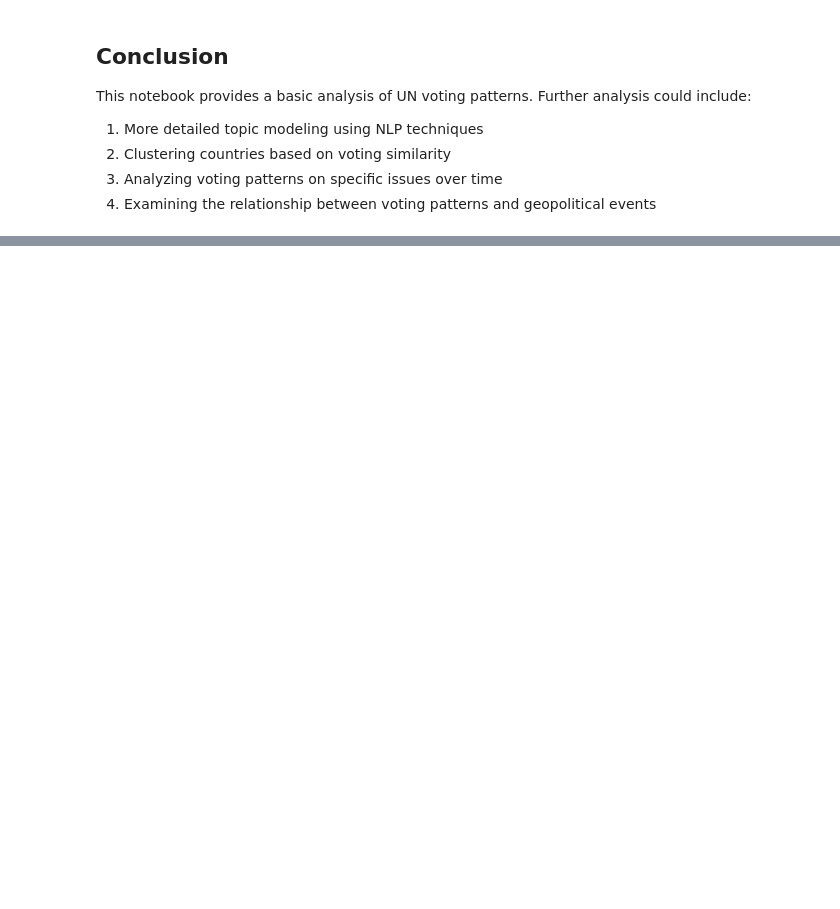
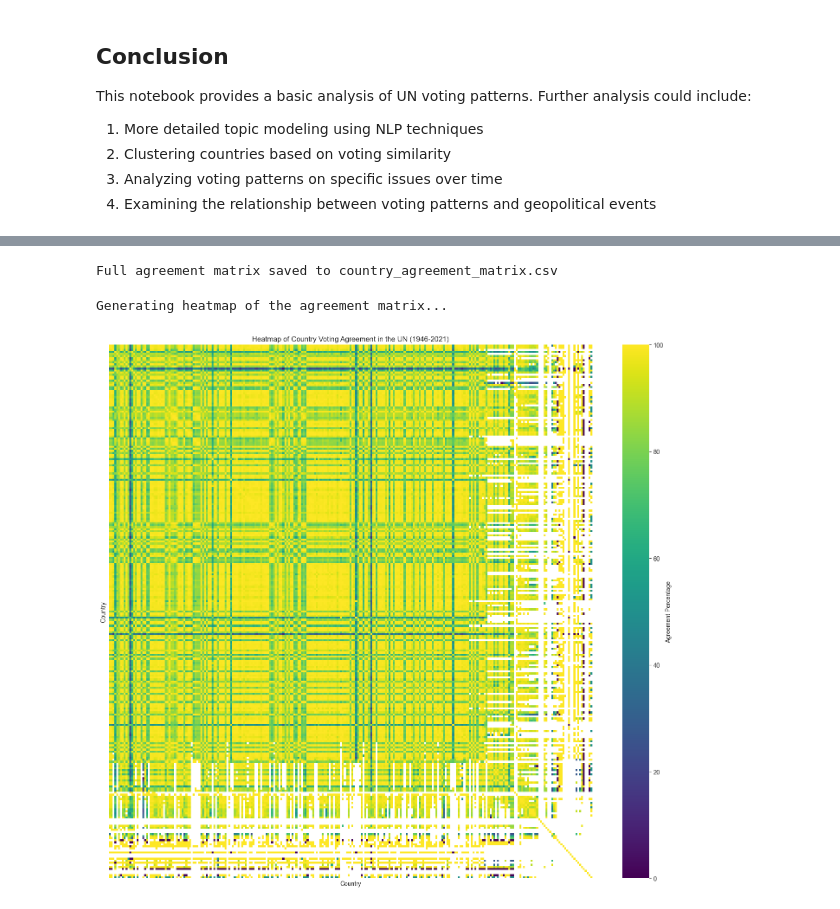
Before and after one commit to Amit2yzx/Un-data-dashboard, a Jupyter notebook: un_data_analysis.ipynb, the cells around one changed output, grey strips where cells are left out. Cells and saved outputs as stored; diff of their text form; code cells hidden in the pictures; blank space fills up the shorter version.

```diff
--- a/un_data_analysis.ipynb
+++ b/un_data_analysis.ipynb
@@ -170,0 +1313,45 @@ This notebook provides a basic analysis of UN voting patterns. Further analysis
+# %%
+
+# --- Save the full agreement matrix to a CSV file ---
+if 'agreement_matrix' in locals() and not agreement_matrix.empty:
+    file_path = 'country_agreement_matrix.csv'
+    agreement_matrix.to_csv(file_path)
+    print(f"\nFull agreement matrix saved to {file_path}")
+else:
+    print("\nWarning: Agreement matrix not found. Cannot save to file.")
+# %% [output]
+Full agreement matrix saved to country_agreement_matrix.csv
+# %%
+import seaborn as sns
+import matplotlib.pyplot as plt
+
+# --- Visualize the full agreement matrix as a Heatmap ---
+if 'agreement_matrix' in locals() and not agreement_matrix.empty:
+
+    print("\nGenerating heatmap of the agreement matrix...")
+
+    plt.figure(figsize=(18, 16)) # Adjust figure size as needed
+
+    # Use seaborn heatmap. Set annot=False for readability with many countries.
+    # cmap='viridis' or 'plasma' or 'coolwarm' are good color maps for agreement/distance.
+    sns.heatmap(agreement_matrix, cmap='viridis', annot=False, cbar_kws={'label': 'Agreement Percentage'})
+
+    plt.title('Heatmap of Country Voting Agreement in the UN (1946-2021)')
+    plt.xlabel('Country')
+    plt.ylabel('Country')
+    # The ticks and labels will be unreadable for 259 countries, but the color patterns will show the structure.
+    plt.xticks([]) # Hide x-axis labels for clarity with many countries
+    plt.yticks([]) # Hide y-axis labels for clarity with many countries
+
+
+    # Optional: Save the heatmap image
+    # plt.savefig('un_voting_agreement_heatmap_full.png', dpi=300, bbox_inches='tight')
+    # print("Full heatmap saved as un_voting_agreement_heatmap_full.png")
+
+    plt.show()
+
+else:
+    print("\nWarning: Agreement matrix not found. Cannot generate heatmap.")
+# %% [output]
+Generating heatmap of the agreement matrix...
+[figure, added]
```
Also changed, not shown: parts of 51 cells of this notebook.
